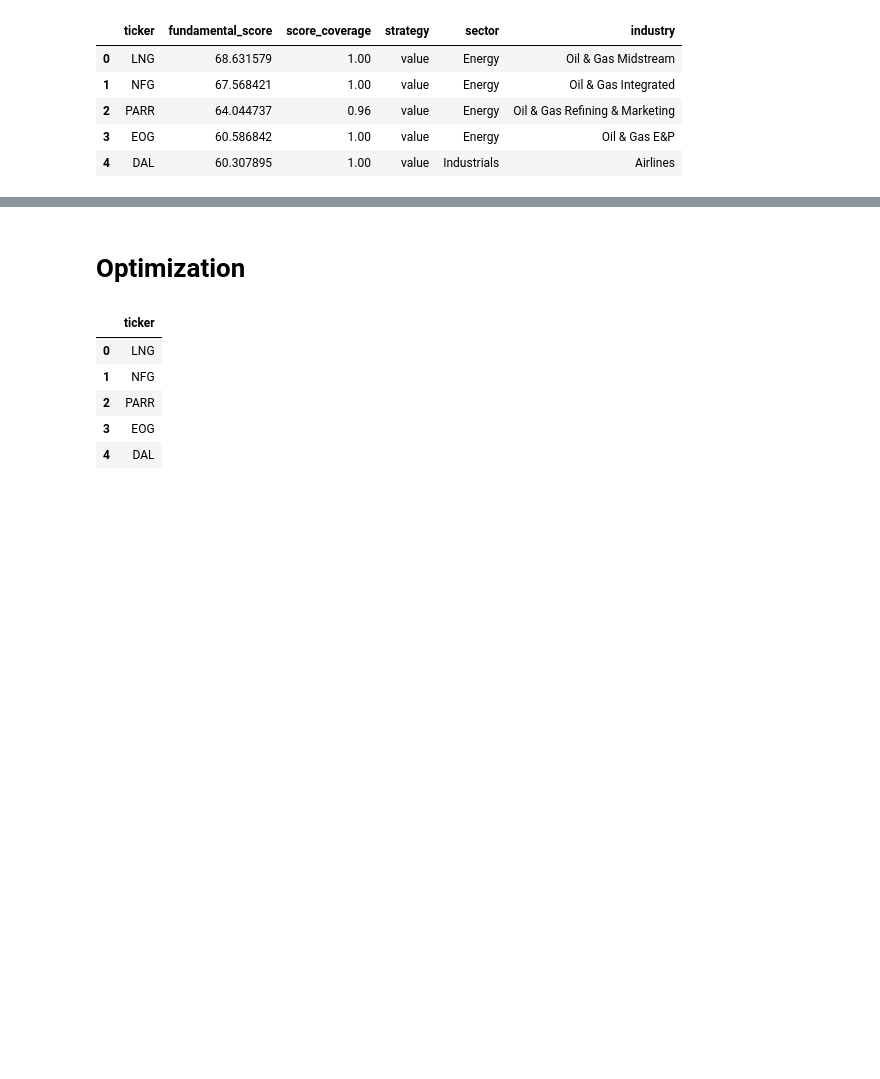
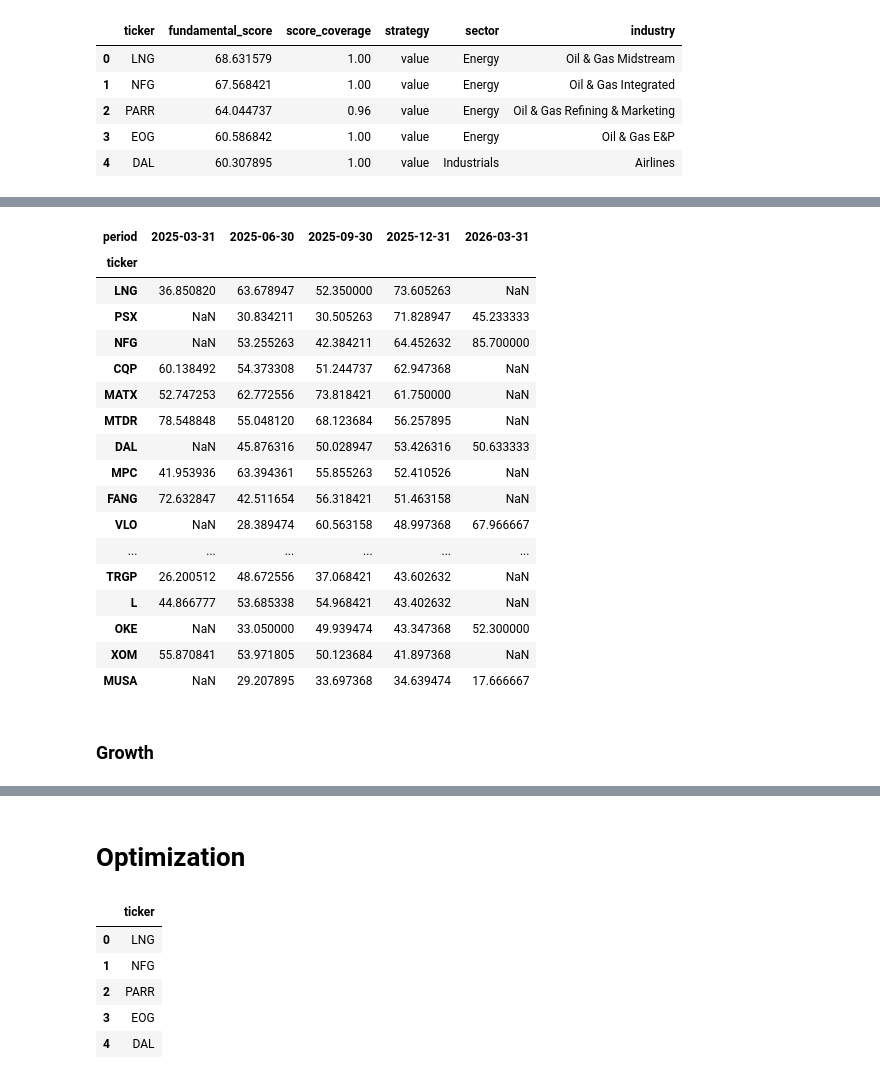
Before and after one commit to Rigobertoj/portafolios_inversion, a Jupyter notebook: research/08.20260501.energy_industry.ipynb, the cells around one changed output, grey strips where cells are left out. Drawn from its saved outputs; the diff is of its cells as text; code cells hidden in the pictures; blank space fills up the shorter version.

```diff
--- a/research/08.20260501.energy_industry.ipynb
+++ b/research/08.20260501.energy_industry.ipynb
@@ -256,7 +255,13 @@ tickers = [
 ]
 # %%
 selector = FundamentalSelector(strategy="growth")
+
 ranking_grow = selector.rank(tickers=tickets)
+ranking_grow_over_time = selector.rank_over_time(tickers=tickets)
+ranking_grow_evolution = selector.metric_evolution(tickers=tickets)
 
 selector.set_strategy("value")
+
 ranking_value = selector.rank(tickers=tickets)
+ranking_value_over_time = selector.rank_over_time(tickers=tickets)
+ranking_value_evolution = selector.metric_evolution(tickers=tickets)
@@ -282,0 +300,23 @@ report_value["selected"]
+# %%
+ranking_value_evolution.sort_values(by = "2025-12-31", ascending=False)
+# %% [output]
+| period | 2025-03-31 | 2025-06-30 | 2025-09-30 | 2025-12-31 | 2026-03-31 |
+| ticker |  |  |  |  |  |
+| LNG | 36.850820 | 63.678947 | 52.350000 | 73.605263 | NaN |
+| PSX | NaN | 30.834211 | 30.505263 | 71.828947 | 45.233333 |
+| NFG | NaN | 53.255263 | 42.384211 | 64.452632 | 85.700000 |
+| CQP | 60.138492 | 54.373308 | 51.244737 | 62.947368 | NaN |
+| MATX | 52.747253 | 62.772556 | 73.818421 | 61.750000 | NaN |
+| MTDR | 78.548848 | 55.048120 | 68.123684 | 56.257895 | NaN |
+| DAL | NaN | 45.876316 | 50.028947 | 53.426316 | 50.633333 |
+| MPC | 41.953936 | 63.394361 | 55.855263 | 52.410526 | NaN |
+| FANG | 72.632847 | 42.511654 | 56.318421 | 51.463158 | NaN |
+| VLO | NaN | 28.389474 | 60.563158 | 48.997368 | 67.966667 |
+| ... | ... | ... | ... | ... | ... |
+| TRGP | 26.200512 | 48.672556 | 37.068421 | 43.602632 | NaN |
+| L | 44.866777 | 53.685338 | 54.968421 | 43.402632 | NaN |
+| OKE | NaN | 33.050000 | 49.939474 | 43.347368 | 52.300000 |
+| XOM | 55.870841 | 53.971805 | 50.123684 | 41.897368 | NaN |
+| MUSA | NaN | 29.207895 | 33.697368 | 34.639474 | 17.666667 |
+# %% [markdown]
+### Growth
```
Also changed, not shown: parts of 18 cells of this notebook, 5 other files.
